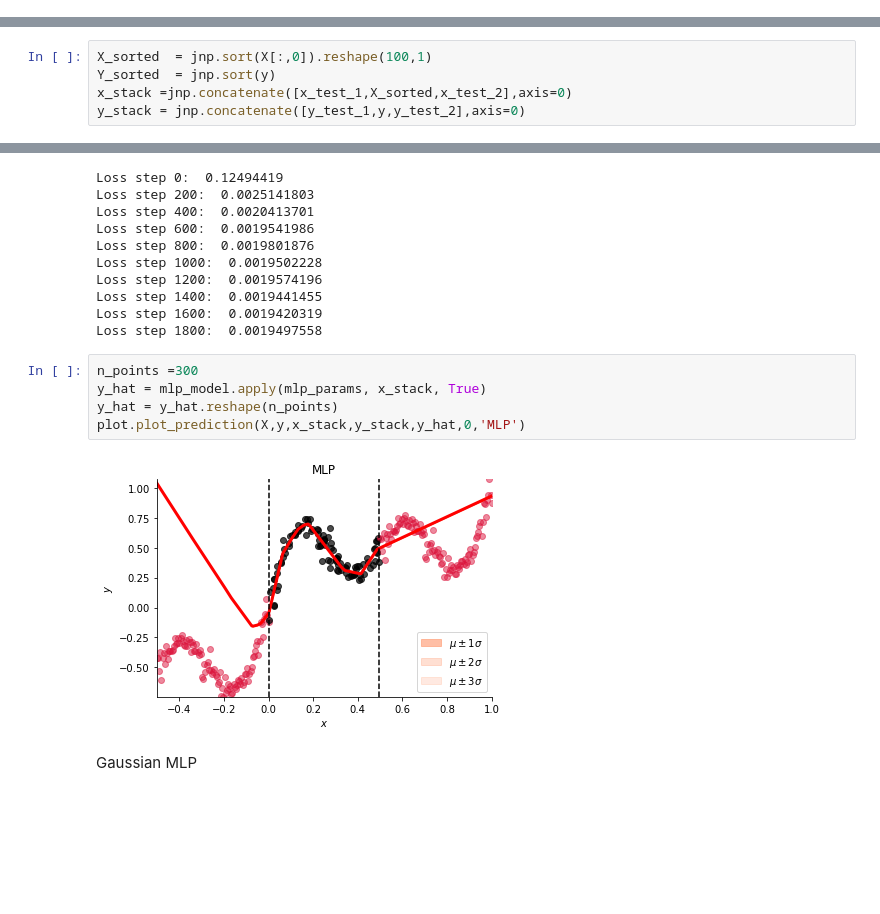
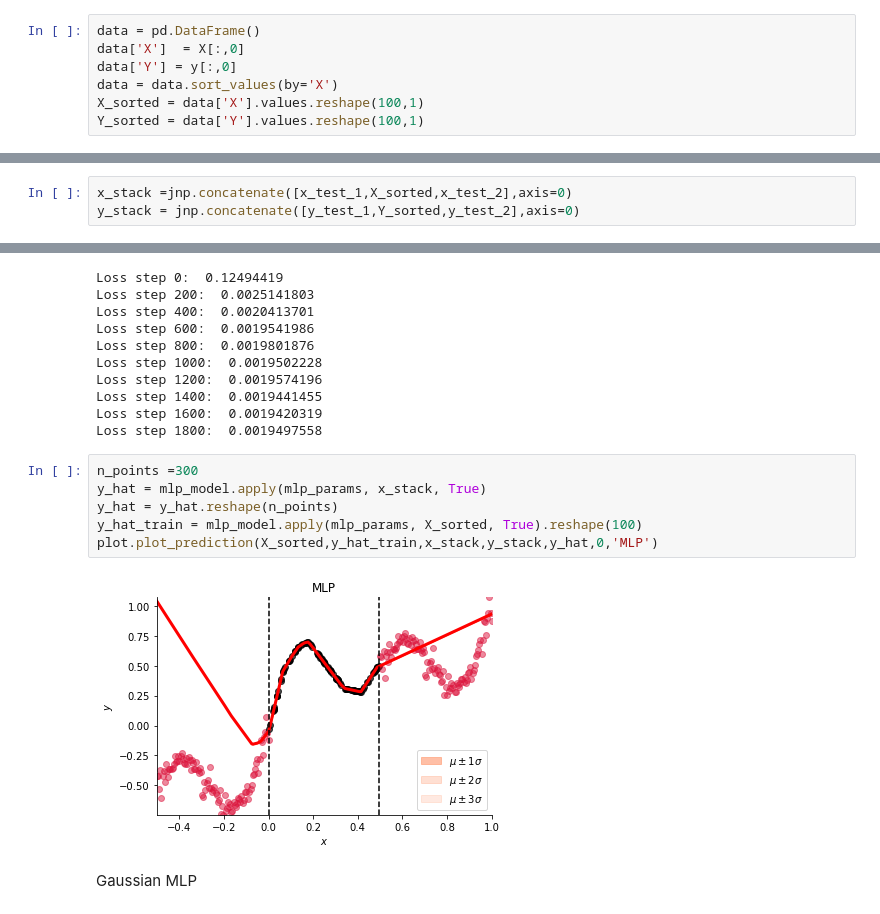
Before and after one commit to nipunbatra/bnn-zoo, a Jupyter notebook: notebooks/regression/sinData_comparison.ipynb, the cells around one changed output, grey strips where cells are left out. Drawn from its saved outputs; the diff is of its cells as text; blank space fills up the shorter version.

```diff
--- a/notebooks/regression/sinData_comparison.ipynb
+++ b/notebooks/regression/sinData_comparison.ipynb
@@ -30,3 +35,10 @@ X,y,x_test_1,y_test_1,x_test_2,y_test_2 = sin_data.load_data()
 plot.plot_actualdata(X,y,x_test_1,y_test_1,x_test_2,y_test_2)
 # %% [output]
 [figure]
+# %%
+data = pd.DataFrame()
+data['X']  = X[:,0]
+data['Y'] = y[:,0]
+data = data.sort_values(by='X')
+X_sorted = data['X'].values.reshape(100,1)
+Y_sorted = data['Y'].values.reshape(100,1)
@@ -33,8 +52,6 @@ plot.plot_actualdata(X,y,x_test_1,y_test_1,x_test_2,y_test_2)
 # %%
-X_sorted  = jnp.sort(X[:,0]).reshape(100,1)
-Y_sorted  = jnp.sort(y)
 x_stack =jnp.concatenate([x_test_1,X_sorted,x_test_2],axis=0)
-y_stack = jnp.concatenate([y_test_1,y,y_test_2],axis=0)
+y_stack = jnp.concatenate([y_test_1,Y_sorted,y_test_2],axis=0)
 # %% [markdown]
 ## MLP
 # %%
@@ -63,10 +80,11 @@ Loss step 1800:  0.0019497558
 # %%
 n_points =300
 y_hat = mlp_model.apply(mlp_params, x_stack, True)
 y_hat = y_hat.reshape(n_points)
-plot.plot_prediction(X,y,x_stack,y_stack,y_hat,0,'MLP')
+y_hat_train = mlp_model.apply(mlp_params, X_sorted, True).reshape(100)
+plot.plot_prediction(X_sorted,y_hat_train,x_stack,y_stack,y_hat,0,'MLP')
 # %% [output]
-[figure, old version]
+[figure, new version]
 # %% [markdown]
 Gaussian MLP
 # %%
```
Also changed, not shown: parts of 11 cells of this notebook, 1 other file.
